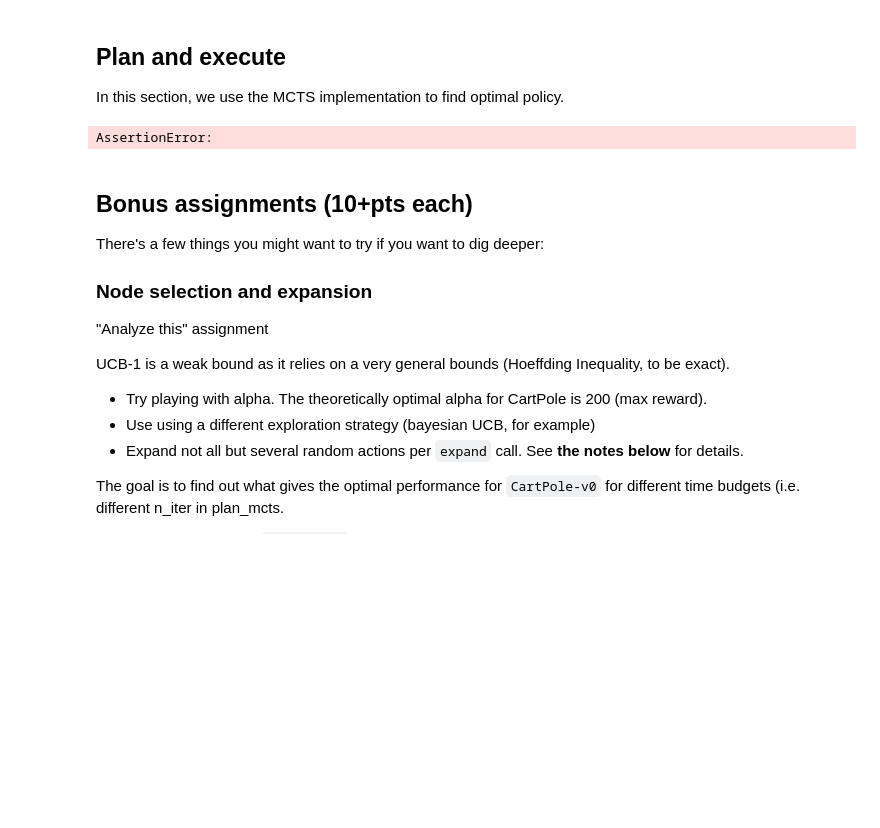
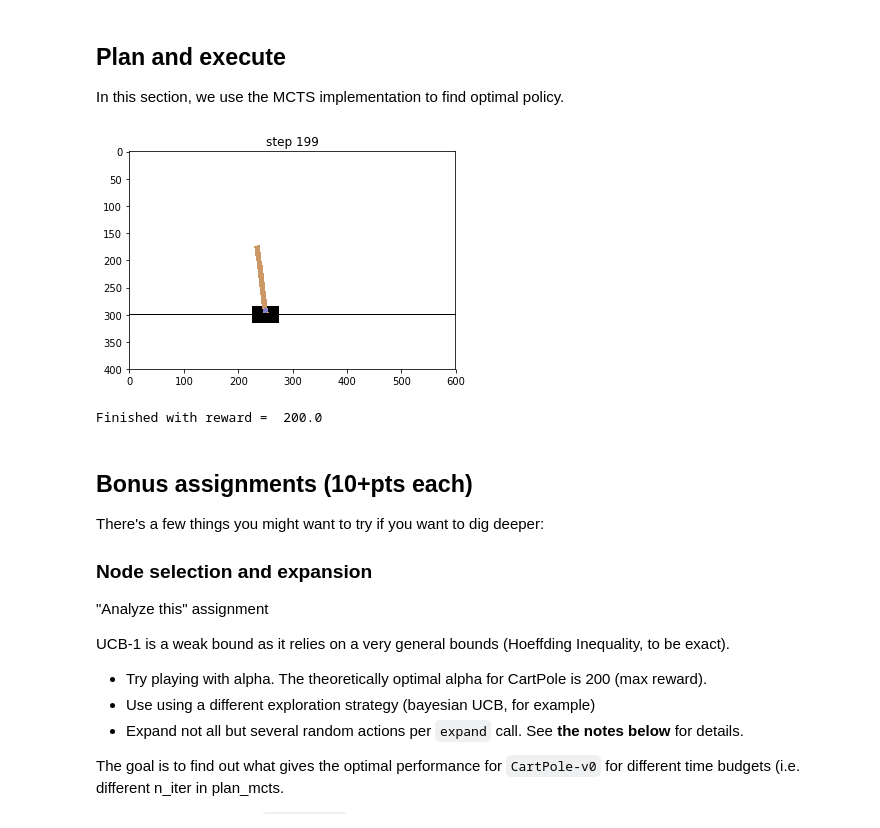
Before and after one commit to Blacksorld/Practical_RL, a Jupyter notebook: week2_value_based/seminar2_MCTS.ipynb, the cells around one changed output. Saved outputs shown, nothing was run; the diff lists cells and outputs as text; code cells hidden in the pictures; blank space fills up the shorter version.

```diff
--- a/week2_value_based/seminar2_MCTS.ipynb
+++ b/week2_value_based/seminar2_MCTS.ipynb
@@ -178,7 +178,7 @@ class Node:
     def get_mean_value(self):
         return self.value_sum / self.times_visited if self.times_visited !=0 else 0
 
-    def ucb_score(self,scale=10,max_value=1e100):
+    def ucb_score(self,scale=200,max_value=1e100):
         """
         Computes ucb1 upper bound using current value and visit counts for node and it's parent.
 
@@ -210,7 +210,7 @@ class Node:
         if self.is_leaf():
             return self
 
-        best_child = max([(self.ucb_score(child), child) for child in self.children], key=lambda x :x[0])[1]
+        best_child = max([(child.ucb_score(), child) for child in self.children], key=lambda x :x[0])[1]
 
         return best_child.select_best_leaf()
 
@@ -330,8 +330,6 @@ root = Root(root_snapshot,root_observation)
 # %%
 #plan from root:
 plan_mcts(root,n_iters=1000)
-# %% [output]
-AssertionError:
 # %%
 from IPython.display import clear_output
 from itertools import count
@@ -343,34 +341,39 @@ test_env = loads(root_snapshot) #env used to show progress
 for i in count():
 
     #get best child
-    best_child = <select child with highest mean reward>
+    best_child = max([(child.get_mean_value(), child) for child in root.children], key=lambda x :x[0])[1]
 
     #take action
     s,r,done,_ = test_env.step(best_child.action)
 
     #show image
     clear_output(True)
     plt.title("step %i"%i)
     plt.imshow(test_env.render('rgb_array'))
     plt.show()
 
     total_reward += r
     if done:
         print("Finished with reward = ",total_reward)
         break
 
     #discard unrealized part of the tree [because not every child matters :(]
     for child in root.children:
         if child != best_child:
             child.safe_delete()
 
     #declare best child a new root
     root = Root.from_node(best_child)
 
+    plan_mcts(root, n_iters=10)
+
     assert not root.is_leaf(), "We ran out of tree! Need more planning! Try growing tree right inside the loop."
 
     #you may want to expand tree here
     #<your code here>
+# %% [output]
+[figure, added]
+Finished with reward =  200.0
 # %% [markdown]
 ## Bonus assignments (10+pts each)
 
```
Also changed, not shown: parts of 3 cells of this notebook.
